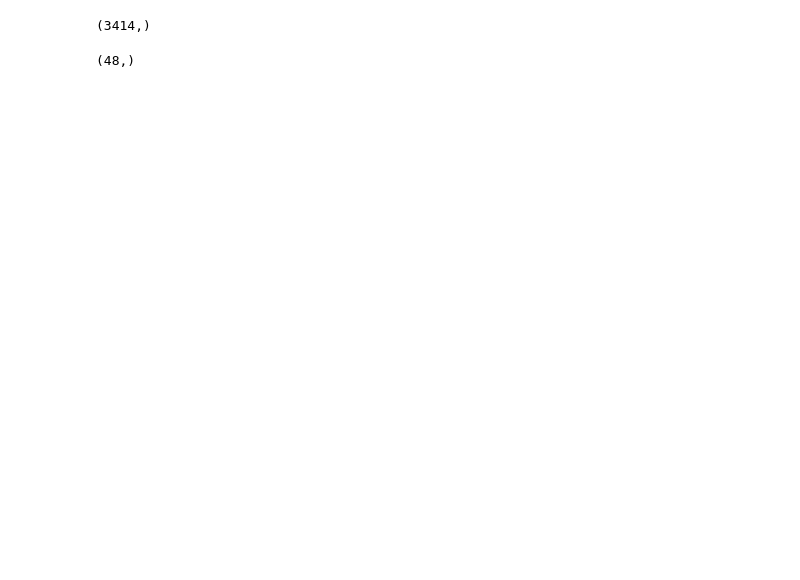
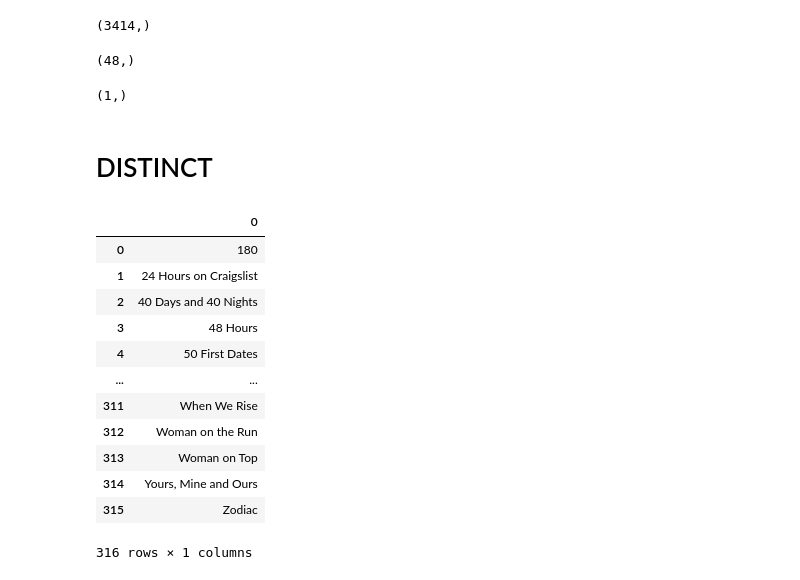
Before and after one commit to Just-Abdul/IBM-SQL, a Jupyter notebook: SQL.ipynb, the cells around one changed output. Saved outputs shown, nothing was run; the diff lists cells and outputs as text; code cells hidden in the pictures; blank space fills up the shorter version.

```diff
--- a/SQL.ipynb
+++ b/SQL.ipynb
@@ -202,3 +201,36 @@ for item in count:
     print (item)
 # %% [output]
 (48,)
+# %%
+# The number of films shot at Russian Hill.
+
+RH_Count = c.execute('''SELECT COUNT (*) FROM LA WHERE  Locations = 'Russian Hill' ''')
+for item in RH_Count:
+    print (item)
+# %% [output]
+(1,)
+# %% [markdown]
+# DISTINCT
+# %%
+# Name of all films without any repeated titles.
+
+Titles_ = run('''SELECT DISTINCT (Title) FROM LA''').fetchall()
+for item in Titles_:
+    print (item)
+# %%
+T_itles = pd.DataFrame(Titles_)
+T_itles
+# %% [output]
+|  | 0 |
+| 0 | 180 |
+| 1 | 24 Hours on Craigslist |
+| 2 | 40 Days and 40 Nights |
+| 3 | 48 Hours |
+| 4 | 50 First Dates |
+| ... | ... |
+| 311 | When We Rise |
+| 312 | Woman on the Run |
+| 313 | Woman on Top |
+| 314 | Yours, Mine and Ours |
+| 315 | Zodiac |
+316 rows × 1 columns
```
Also changed, not shown: parts of 8 cells of this notebook.
